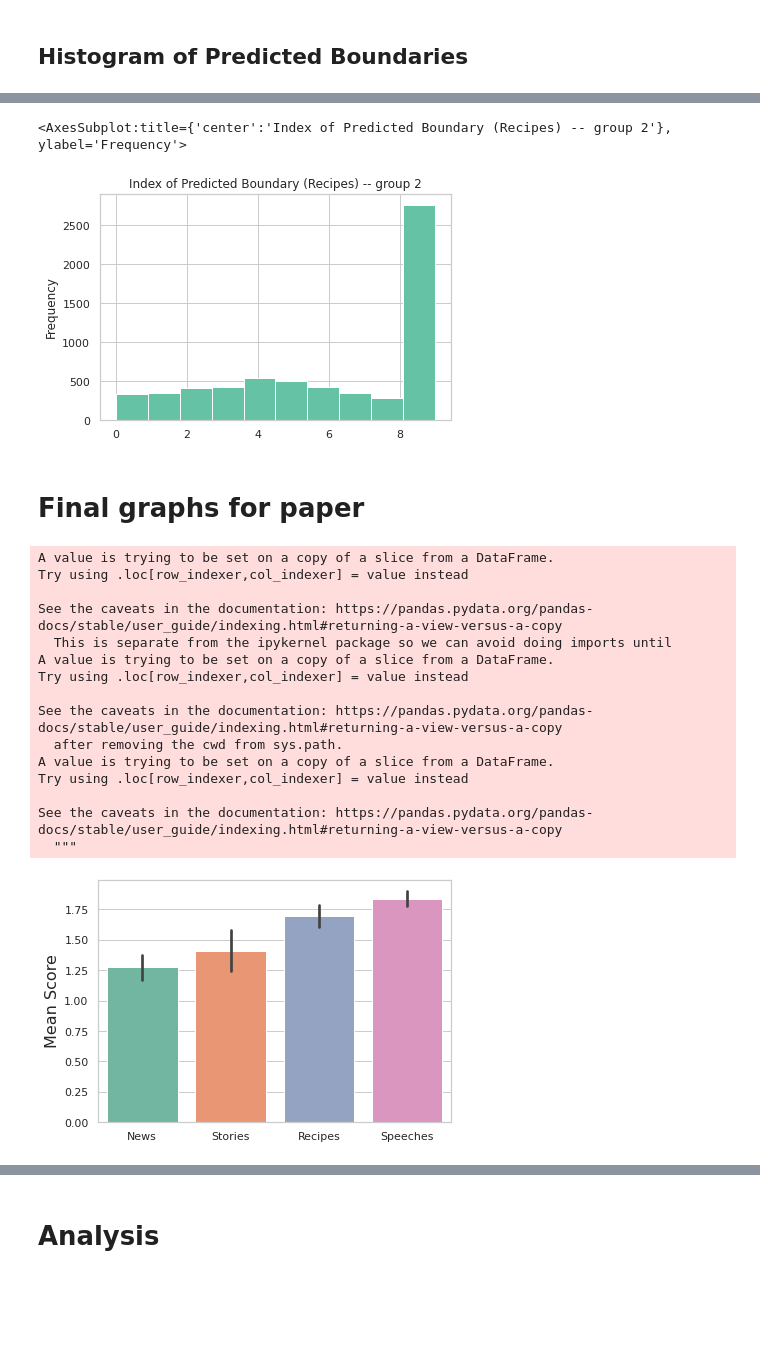
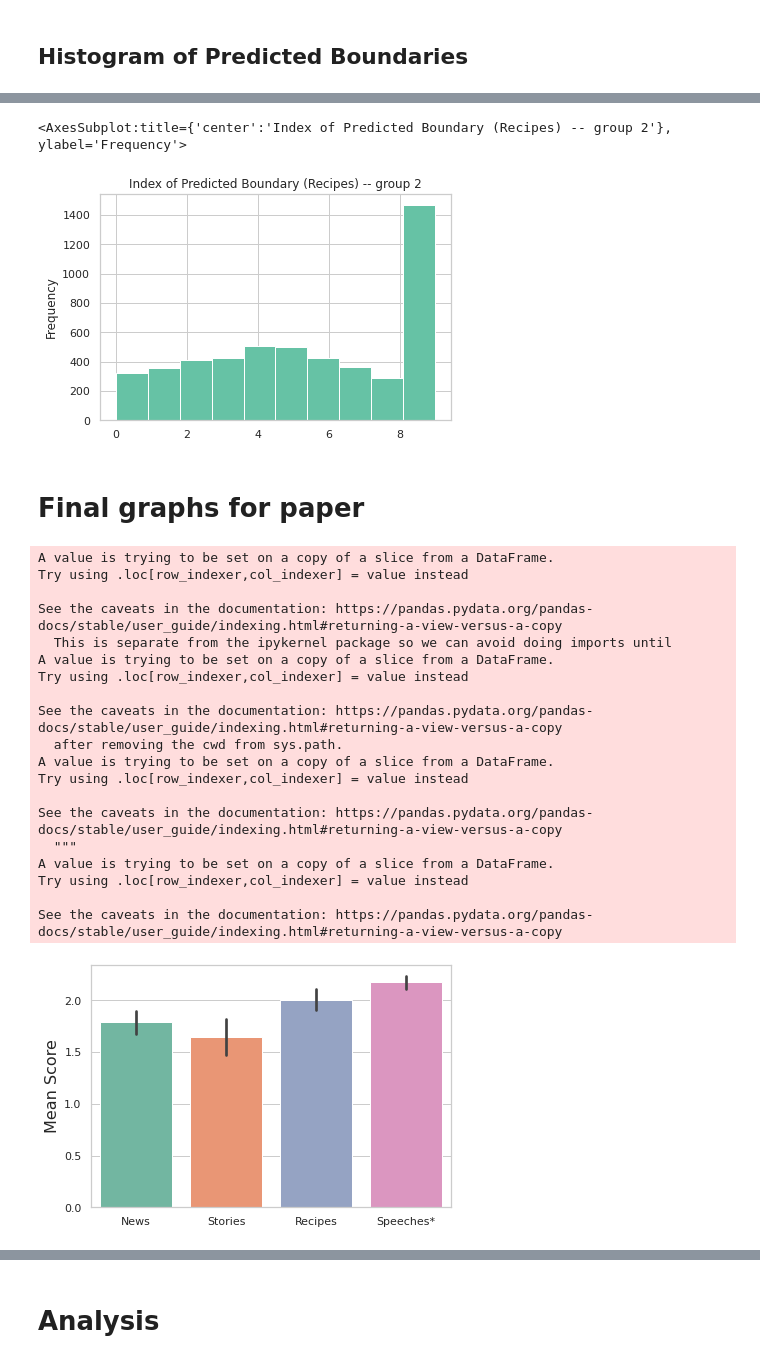
Before and after one commit to kirubarajan/roft, a Jupyter notebook: annotation/analysis/research.ipynb, the cells around one changed output, grey strips where cells are left out. Cells and saved outputs as stored; diff of their text form; code cells hidden in the pictures; blank space fills up the shorter version.

Commit message:
Changed filtering, added more reason analysis, fixed time-tracking graphs

```diff
--- a/annotation/analysis/research.ipynb
+++ b/annotation/analysis/research.ipynb
@@ -332,5 +331,5 @@ The others had over 90% of annotations on the same boundary index.
 # %%
-full_df = full_df[~full_df['annotator'].isin([4415, 5349, 4644, 4334])]
+full_df = full_df[~full_df['annotator'].isin([4334])]
 # %% [markdown]
 ### Filter out the extra all-human examples from Recipes
 # %%
@@ -389,0 +404,28 @@ original_df = clean_up_columns(original_df)
+# %%
+def is_percentage(annotations, percentage):
+  counter = collections.Counter(annotations)
+  percent_list = [(counter[i] / len(annotations)) >= percentage for i in range(10)]
+  return any(percent_list)
+
+def sliding_window(df, annotator, percentage, n):
+  # This function returns all indices where any window of length n +/- that index is over percentage
+  # amount a single value
+  indices_to_remove = set()
+  ann_list = df[df["annotator"] == annotator].sort_values("date")["predicted_boundary_index"]
+  if len(ann_list) < n:
+    return set()
+  for i in range(len(ann_list) - n):
+    if is_percentage(ann_list[i:i+n], percentage):
+      indices_to_remove = indices_to_remove.union(set(ann_list[i:i+n].index.tolist()))
+  return indices_to_remove
+
+annotators = set(full_df["annotator"].tolist())
+indices_to_remove = set()
+for a in annotators:
+  indices_to_remove = indices_to_remove.union(sliding_window(full_df, a, 1, 5))
+
+print("Total number of annotations in the data: " + str(len(full_df)))
+print("Number of Annotations kept: " + str(len(full_df[~full_df.index.isin(indices_to_remove)])))
+print("Number of Annotations removed: " + str(len(indices_to_remove)))
+
+full_df = full_df[~full_df.index.isin(indices_to_remove)]
@@ -390,3 +436,5 @@ original_df = clean_up_columns(original_df)
+# %%
+full_df = full_df[~full_df.index.isin(indices_to_remove)]
 # %% [markdown]
 ## Recover CTRL Labels
 In our original analysis we lost the distinction between when a speech was generated with control code and without a control code. This bit of code recovers that information.
@@ -458,12 +504,3 @@ full_df['model'] = full_df.apply(reassign_all_human_model, axis=1)
-# %%
-# TODO: Decide if this is actually what we want to do here...
-def reassign_all_human_points(x):
-  if x['predicted_boundary_index'] == 9 and x['true_boundary_index'] != 9:
-    return 0
-  else:
-    return x['points']
-
-full_df['points'] = full_df.apply(reassign_all_human_points, axis=1)
 # %% [markdown]
 # Helper Functions
 # %%
@@ -746,42 +783,47 @@ full_df[(full_df["dataset"] == "Recipes") & (full_df['date'] > '2021-10-1') ].pr
 )
 # %% [output]
 <AxesSubplot:title={'center':'Index of Predicted Boundary (Recipes) -- group 2'}, ylabel='Frequency'>
-[figure, old version]
+[figure, new version]
 # %% [markdown]
 # Final graphs for paper
 # %%
 filtered_df = full_df[((full_df["model"]=="gpt2-xl") | (full_df["model"]=="ctrl-Politics") | (full_df["model"]=="ctrl-nocode")) &
                       (full_df["dec_strat_value"]==0.4)]
 filtered_df["model"] = filtered_df["model"].apply(lambda x: "ctrl" if "ctrl" in x else x)
 filtered_df["dec_strat_value"] = filtered_df["dec_strat_value"].apply(map_p_value)
 filtered_df["dataset"] = filtered_df["dataset"].apply(map_playlist_name)
+filtered_df["dataset"] = filtered_df["dataset"].apply(lambda x: "Speeches*" if "Speeches" in x else x)
 
 # p = sns.barplot(x="dataset", y="points", data=filtered_df, order=["News", "Stories", "Recipes"])
-p = sns.barplot(x="dataset", y="points", data=filtered_df, order=["News", "Stories", "Recipes", "Speeches"])
+p = sns.barplot(x="dataset", y="points", data=filtered_df, order=["News", "Stories", "Recipes", "Speeches*"])
 
 p.set_title("")
 p.set_xlabel("")
 
 matplotlib.rc('xtick', labelsize=12)
 p.set_ylabel("Mean Score", fontsize = 16)
 plt.savefig("genre.pdf")
 # %% [output]
 A value is trying to be set on a copy of a slice from a DataFrame.
 Try using .loc[row_indexer,col_indexer] = value instead
 
 See the caveats in the documentation: https://pandas.pydata.org/pandas-docs/stable/user_guide/indexing.html#returning-a-view-versus-a-copy
   This is separate from the ipykernel package so we can avoid doing imports until
 A value is trying to be set on a copy of a slice from a DataFrame.
 Try using .loc[row_indexer,col_indexer] = value instead
 
 See the caveats in the documentation: https://pandas.pydata.org/pandas-docs/stable/user_guide/indexing.html#returning-a-view-versus-a-copy
   after removing the cwd from sys.path.
 A value is trying to be set on a copy of a slice from a DataFrame.
 Try using .loc[row_indexer,col_indexer] = value instead
 
 See the caveats in the documentation: https://pandas.pydata.org/pandas-docs/stable/user_guide/indexing.html#returning-a-view-versus-a-copy
   """
+A value is trying to be set on a copy of a slice from a DataFrame.
+Try using .loc[row_indexer,col_indexer] = value instead
+
+See the caveats in the documentation: https://pandas.pydata.org/pandas-docs/stable/user_guide/indexing.html#returning-a-view-versus-a-copy
-[figure, old version]
+[figure, new version]
 # %%
 filtered_df = full_df[
                       (full_df["model"]=="gpt2-xl") &
```
Also changed, not shown: parts of 79 cells of this notebook.
